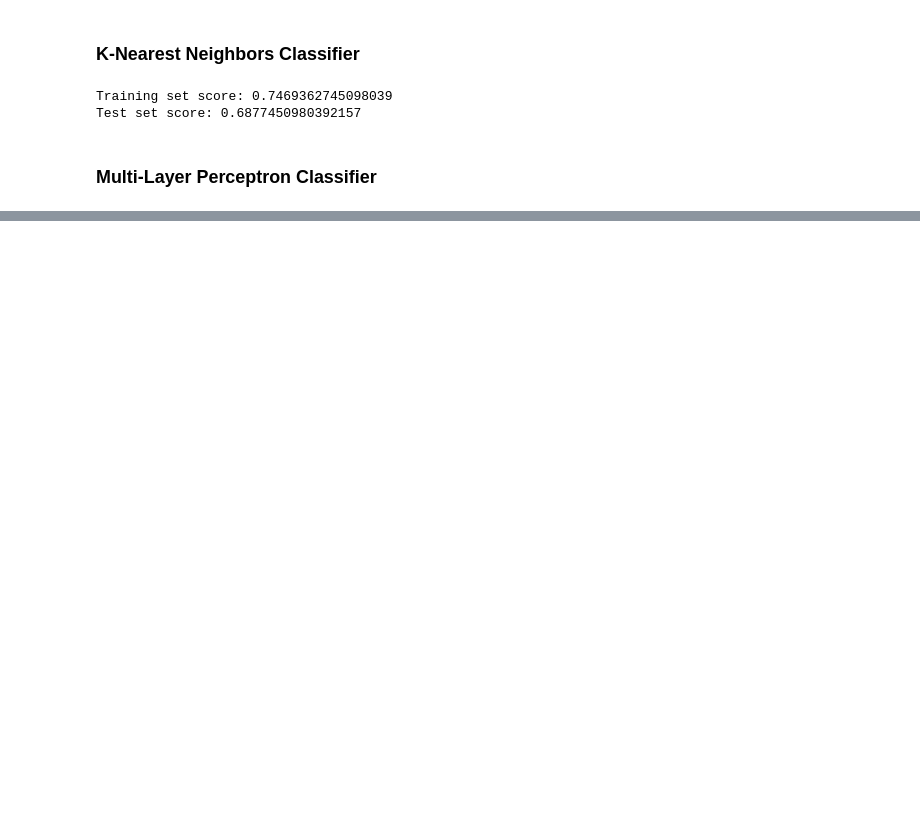
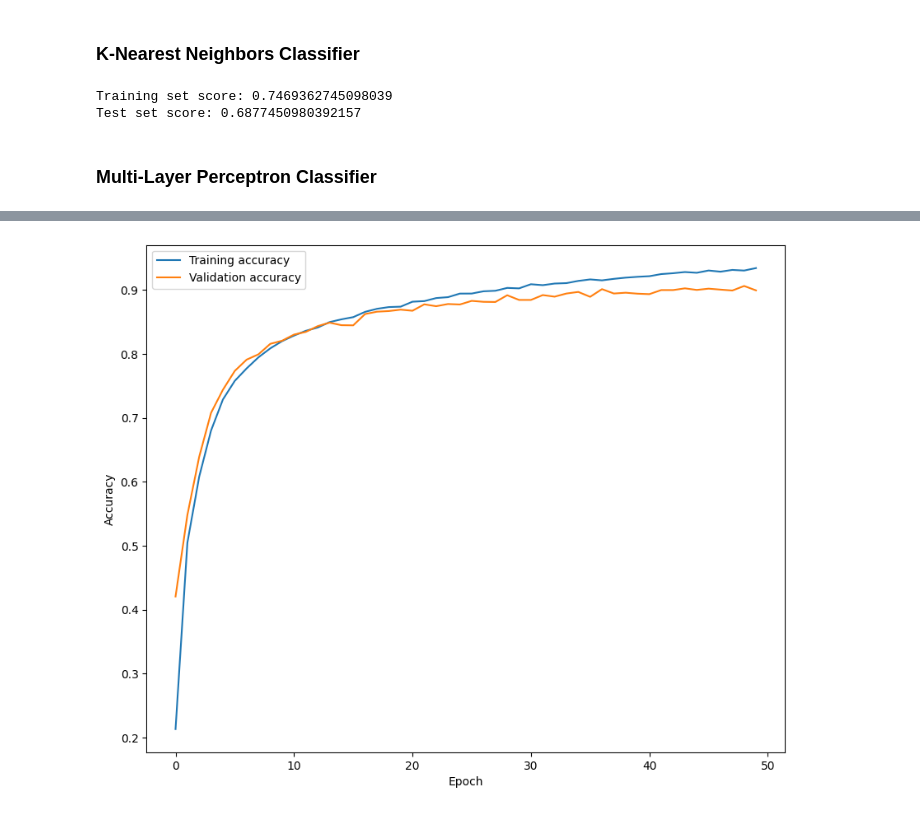
Before and after one commit to LesCadets/keystroke-dynamics-benchmark-dataset, a Jupyter notebook: keystroke-detection-tool.ipynb, the cells around one changed output, grey strips where cells are left out. Cells and saved outputs as stored; diff of their text form; code cells hidden in the pictures; blank space fills up the shorter version.

```diff
--- a/keystroke-detection-tool.ipynb
+++ b/keystroke-detection-tool.ipynb
@@ -185,0 +329,11 @@ Test set score: 0.8254901960784313
+# %%
+# Plot the accuracy curves
+plt.figure(figsize=(10, 8))
+plt.plot(hist_df['epoch'], hist_df['accuracy'], label='Training accuracy')
+plt.plot(hist_df['epoch'], hist_df['val_accuracy'], label='Validation accuracy')
+plt.xlabel('Epoch')
+plt.ylabel('Accuracy')
+plt.legend()
+plt.show()
+# %% [output]
+[figure, added]
```
Also changed, not shown: parts of 10 cells of this notebook.
